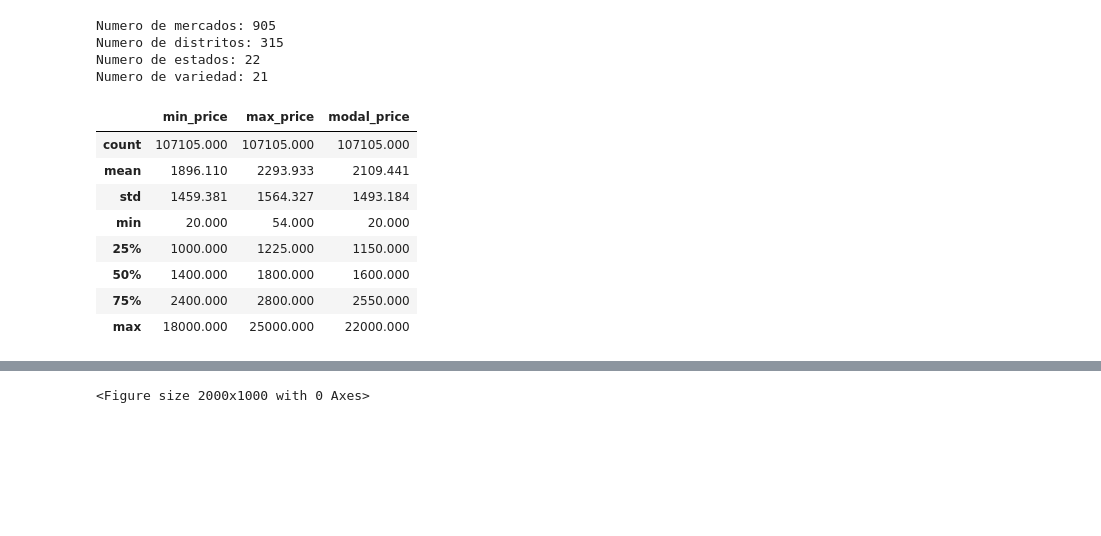
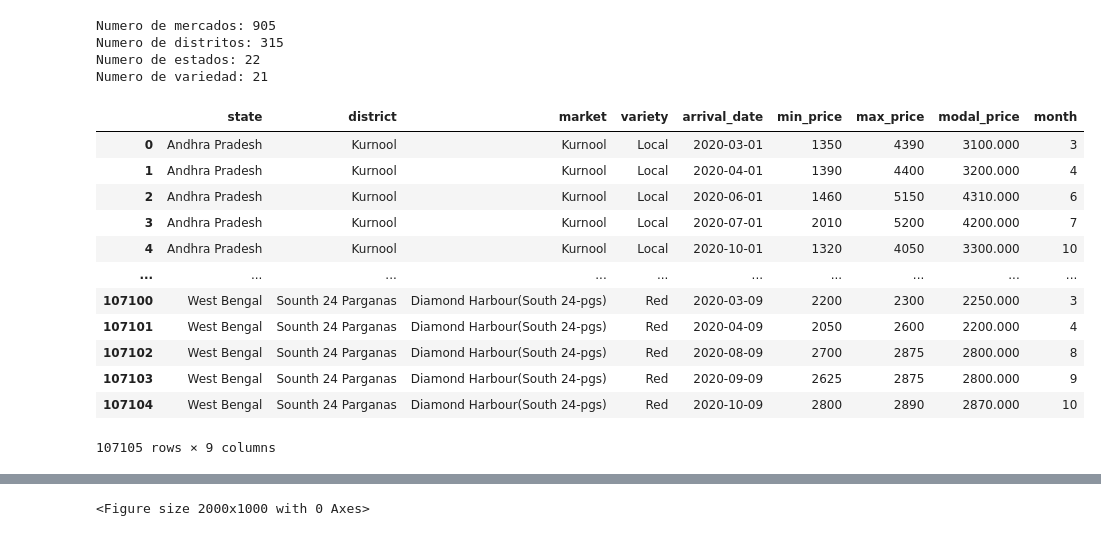
Before and after one commit to jonaprg/Onion-Price-prediction-using-regression, a Jupyter notebook: Practica1-RegressionGPA404.ipynb, the cells around one changed output, grey strips where cells are left out. Saved outputs shown, nothing was run; the diff lists cells and outputs as text; code cells hidden in the pictures; blank space fills up the shorter version.

```diff
--- a/Practica1-RegressionGPA404.ipynb
+++ b/Practica1-RegressionGPA404.ipynb
@@ -56,15 +57,22 @@ Numero de variedad: 21
 # %%
 # Per veure estadístiques dels atributs númerics
 dataset.describe()
+dataset['arrival_date'] = pd.to_datetime(dataset['arrival_date'])
+dataset['month'] = pd.DatetimeIndex(dataset['arrival_date']).month
+dataset
 # %% [output]
-|  | min_price | max_price | modal_price |
-| count | 107105.000 | 107105.000 | 107105.000 |
-| mean | 1896.110 | 2293.933 | 2109.441 |
-| std | 1459.381 | 1564.327 | 1493.184 |
-| min | 20.000 | 54.000 | 20.000 |
-| 25% | 1000.000 | 1225.000 | 1150.000 |
-| 50% | 1400.000 | 1800.000 | 1600.000 |
-| 75% | 2400.000 | 2800.000 | 2550.000 |
-| max | 18000.000 | 25000.000 | 22000.000 |
+|  | state | district | market | variety | arrival_date | min_price | max_price | modal_price | month |
+| 0 | Andhra Pradesh | Kurnool | Kurnool | Local | 2020-03-01 | 1350 | 4390 | 3100.000 | 3 |
+| 1 | Andhra Pradesh | Kurnool | Kurnool | Local | 2020-04-01 | 1390 | 4400 | 3200.000 | 4 |
+| 2 | Andhra Pradesh | Kurnool | Kurnool | Local | 2020-06-01 | 1460 | 5150 | 4310.000 | 6 |
+| 3 | Andhra Pradesh | Kurnool | Kurnool | Local | 2020-07-01 | 2010 | 5200 | 4200.000 | 7 |
+| 4 | Andhra Pradesh | Kurnool | Kurnool | Local | 2020-10-01 | 1320 | 4050 | 3300.000 | 10 |
+| ... | ... | ... | ... | ... | ... | ... | ... | ... | ... |
+| 107100 | West Bengal | Sounth 24 Parganas | Diamond Harbour(South 24-pgs) | Red | 2020-03-09 | 2200 | 2300 | 2250.000 | 3 |
+| 107101 | West Bengal | Sounth 24 Parganas | Diamond Harbour(South 24-pgs) | Red | 2020-04-09 | 2050 | 2600 | 2200.000 | 4 |
+| 107102 | West Bengal | Sounth 24 Parganas | Diamond Harbour(South 24-pgs) | Red | 2020-08-09 | 2700 | 2875 | 2800.000 | 8 |
+| 107103 | West Bengal | Sounth 24 Parganas | Diamond Harbour(South 24-pgs) | Red | 2020-09-09 | 2625 | 2875 | 2800.000 | 9 |
+| 107104 | West Bengal | Sounth 24 Parganas | Diamond Harbour(South 24-pgs) | Red | 2020-10-09 | 2800 | 2890 | 2870.000 | 10 |
+107105 rows × 9 columns
 # %%
 # Es transforme l'atribut arrival_time que es un objecte al tipus data
```
Also changed, not shown: parts of 22 cells of this notebook.
